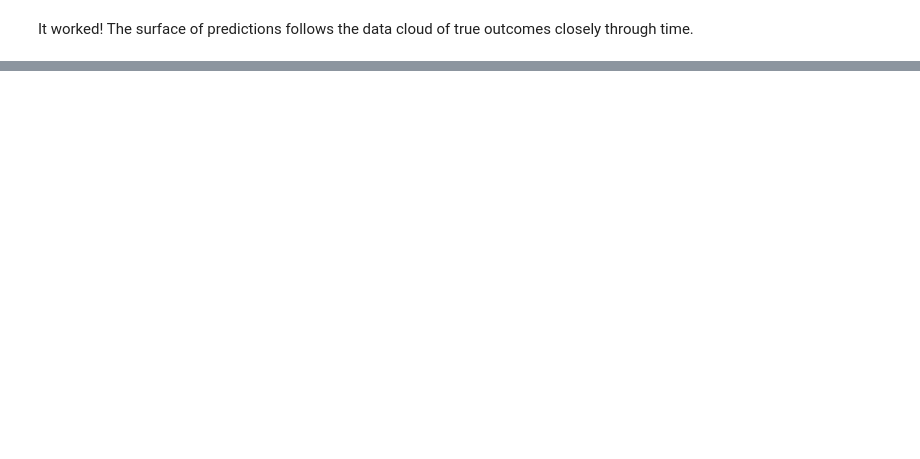
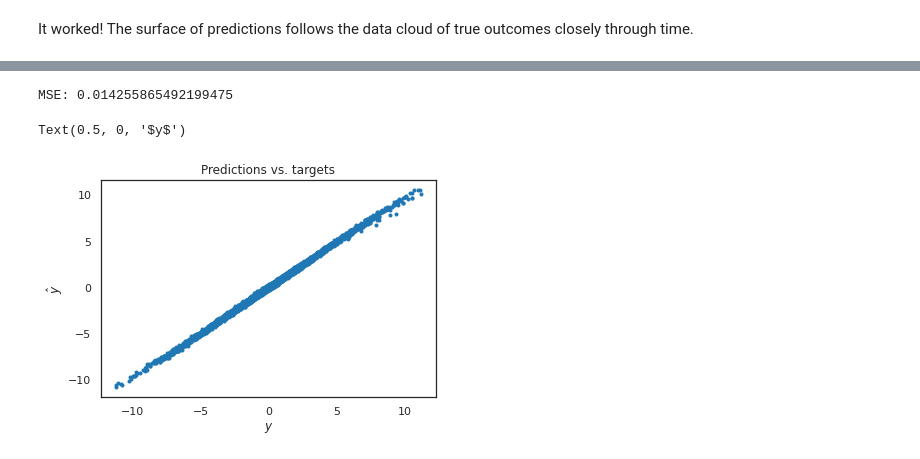
Before and after one commit to jpwoeltjen/researchBlog, a Jupyter notebook: _notebooks/2020-08-28-random_walk_deep_net_reg.ipynb, the cells around one changed output, grey strips where cells are left out. Saved outputs shown, nothing was run; the diff lists cells and outputs as text; code cells hidden in the pictures; blank space fills up the shorter version.

```diff
--- a/_notebooks/2020-08-28-random_walk_deep_net_reg.ipynb
+++ b/_notebooks/2020-08-28-random_walk_deep_net_reg.ipynb
@@ -336,0 +488,18 @@ It worked! The surface of predictions follows the data cloud of true outcomes cl
+# %%
+y_hat_list = []
+for model in models:
+  y_hat_list.append((predict(model, X_train)).numpy().squeeze())
+y_hat = np.mean(y_hat_list, 0)
+# %%
+mse = ((y_hat.squeeze() - Y.squeeze())**2).mean()
+print("MSE:", mse)
+# %% [output]
+MSE: 0.014255865492199475
+# %%
+plt.plot(Y.squeeze(), y_hat, '.')
+plt.title("Predictions vs. targets")
+plt.ylabel('$\hat{y}$')
+plt.xlabel('$y$')
+# %% [output]
+Text(0.5, 0, '$y$')
+[figure, added]
```
Also changed, not shown: parts of 19 cells of this notebook, 4 other files.
